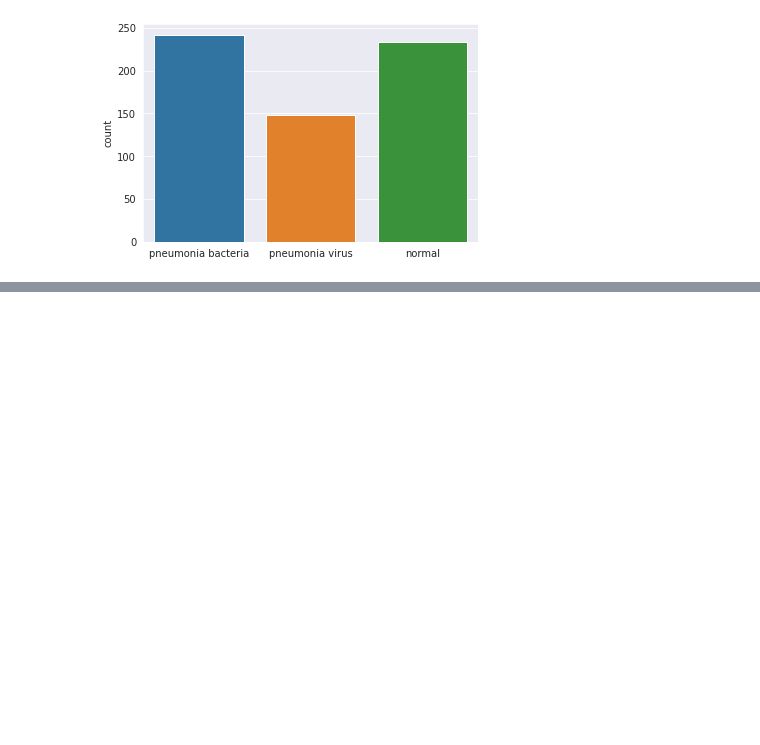
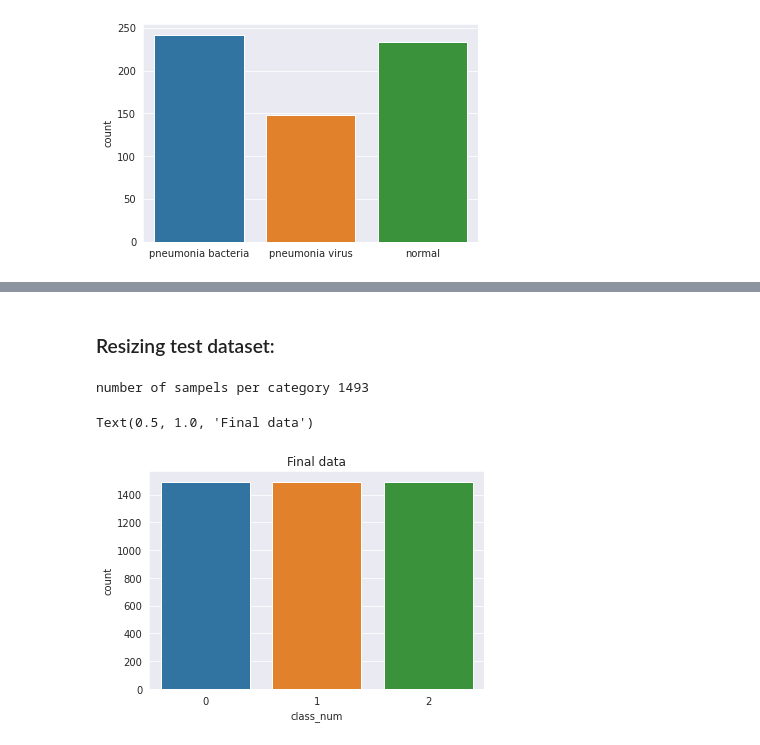
Before and after one commit to Kshitij879/PnemoniaDetection, a Jupyter notebook: Pneumonia_Detection_model.ipynb, the cells around one changed output, grey strips where cells are left out. Cells and saved outputs as stored; diff of their text form; code cells hidden in the pictures; blank space fills up the shorter version.

```diff
--- a/Pneumonia_Detection_model.ipynb
+++ b/Pneumonia_Detection_model.ipynb
@@ -145,0 +169,23 @@ display_set(test)
+# %% [markdown]
+<h3> Resizing test dataset:
+# %%
+samples = pd.DataFrame(y_class_num, columns = ['class_num'])
+samples['diag'] = y_data
+samples['img'] = x_data
+
+smallest_diag_count = samples['class_num'].value_counts().min()
+print("number of sampels per category", smallest_diag_count)
+
+class0 = samples[samples['class_num'] == 0].sample(smallest_diag_count)
+class1 = samples[samples['class_num'] == 1].sample(smallest_diag_count)
+class2 = samples[samples['class_num'] == 2].sample(smallest_diag_count)
+
+samples_under = pd.concat([class0, class1, class2], axis=0)
+
+x = samples_under['img'].tolist()
+y = samples_under['diag'].tolist()
+sns.countplot(samples_under['class_num']).set_title('Final data')
+# %% [output]
+number of sampels per category 1493
+Text(0.5, 1.0, 'Final data')
+[figure, added]
```
Also changed, not shown: parts of 10 cells of this notebook.
